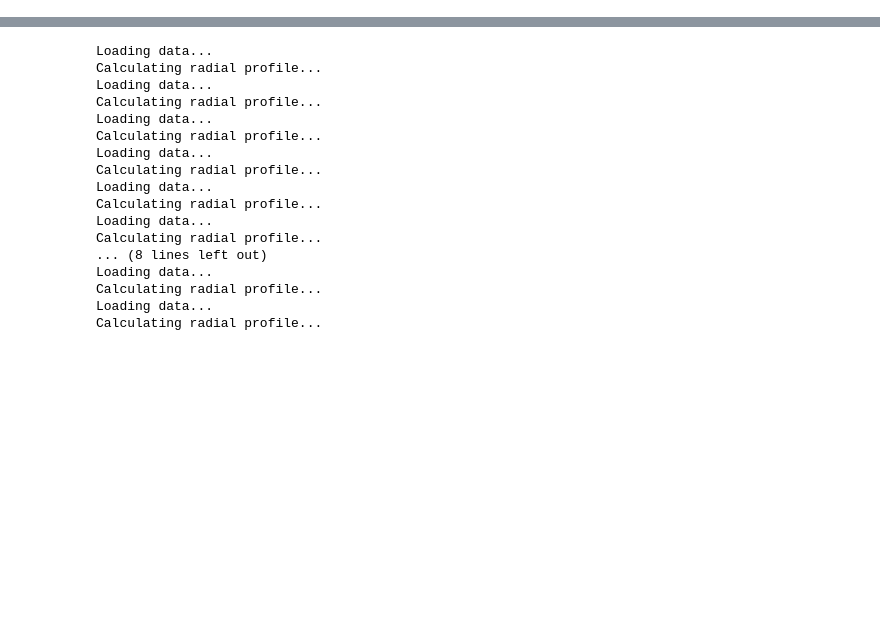
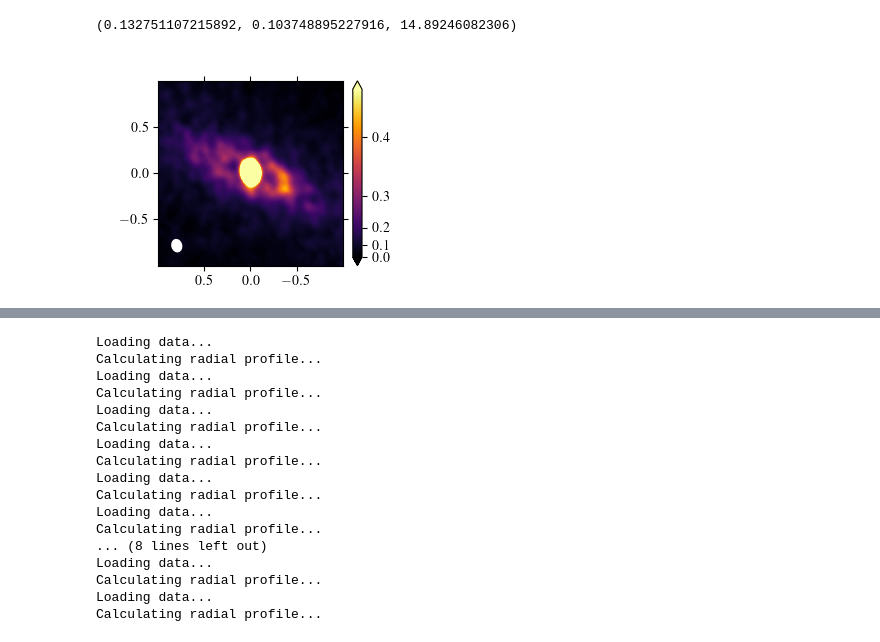
Before and after one commit to yyamato-as/edisk-L1489IRS, a Jupyter notebook: radial_profile.ipynb, the cells around one changed output, grey strips where cells are left out. Cells and saved outputs as stored; diff of their text form; code cells hidden in the pictures; blank space fills up the shorter version.

```diff
--- a/radial_profile.ipynb
+++ b/radial_profile.ipynb
@@ -35,0 +60,11 @@ The autoreload extension is already loaded. To reload it, use:
+# %%
+# map
+imagename = "./VADP/L1489IRS_SBLB_continuum_robust_1.0_taper_2000klambda.pbcor.tt0.fits"
+image = Map(imagename, xlim=(-1,1), ylim=(-1,1), data_scaling_factor=1e3)
+image.plot_colormap(cmap="inferno", vmin=0.0, stretch=SinhStretch(), vmax=0.45)
+image.add_beam()
+image.add_colorbar()
+image.beam
+# %% [output]
+(0.132751107215892, 0.103748895227916, 14.89246082306)
+[figure, added]
```
Also changed, not shown: parts of 10 cells of this notebook, 14 other files.
